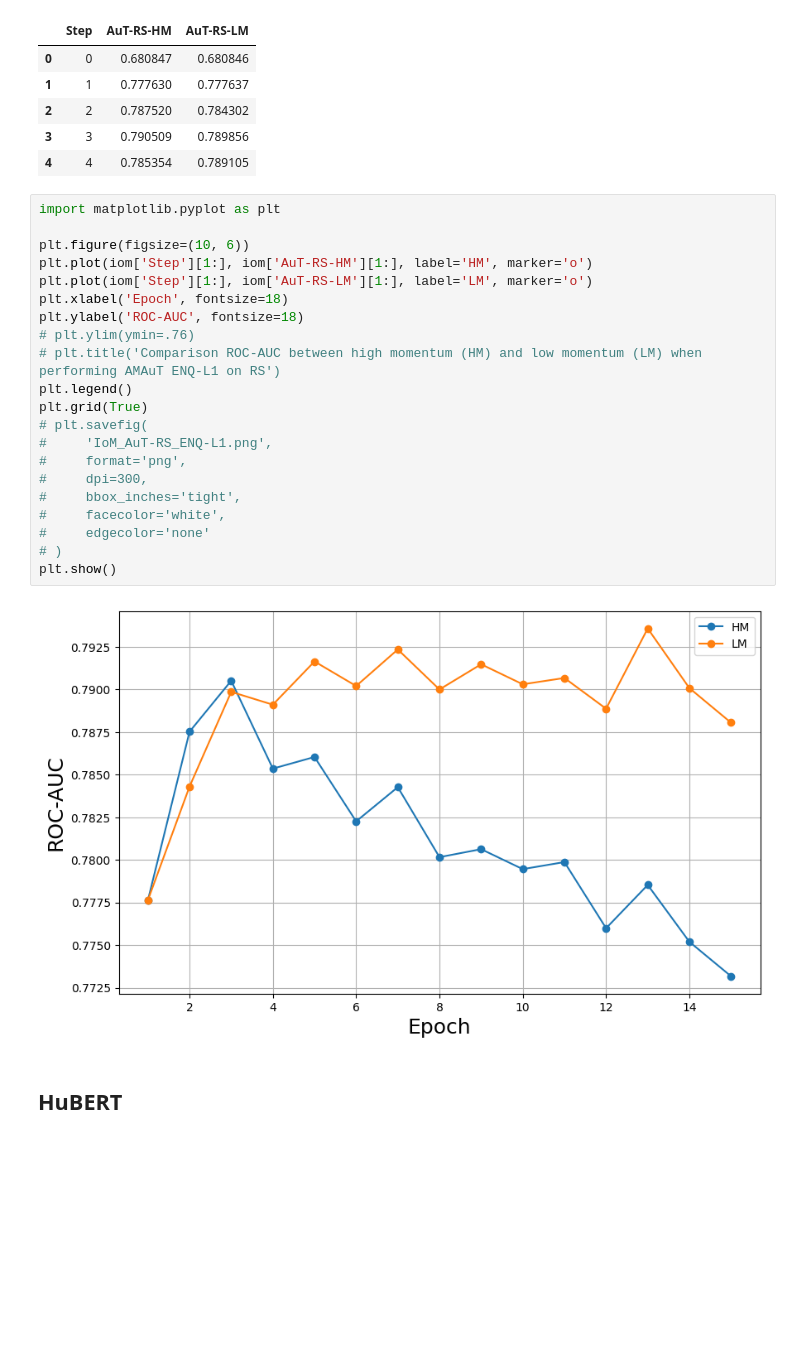
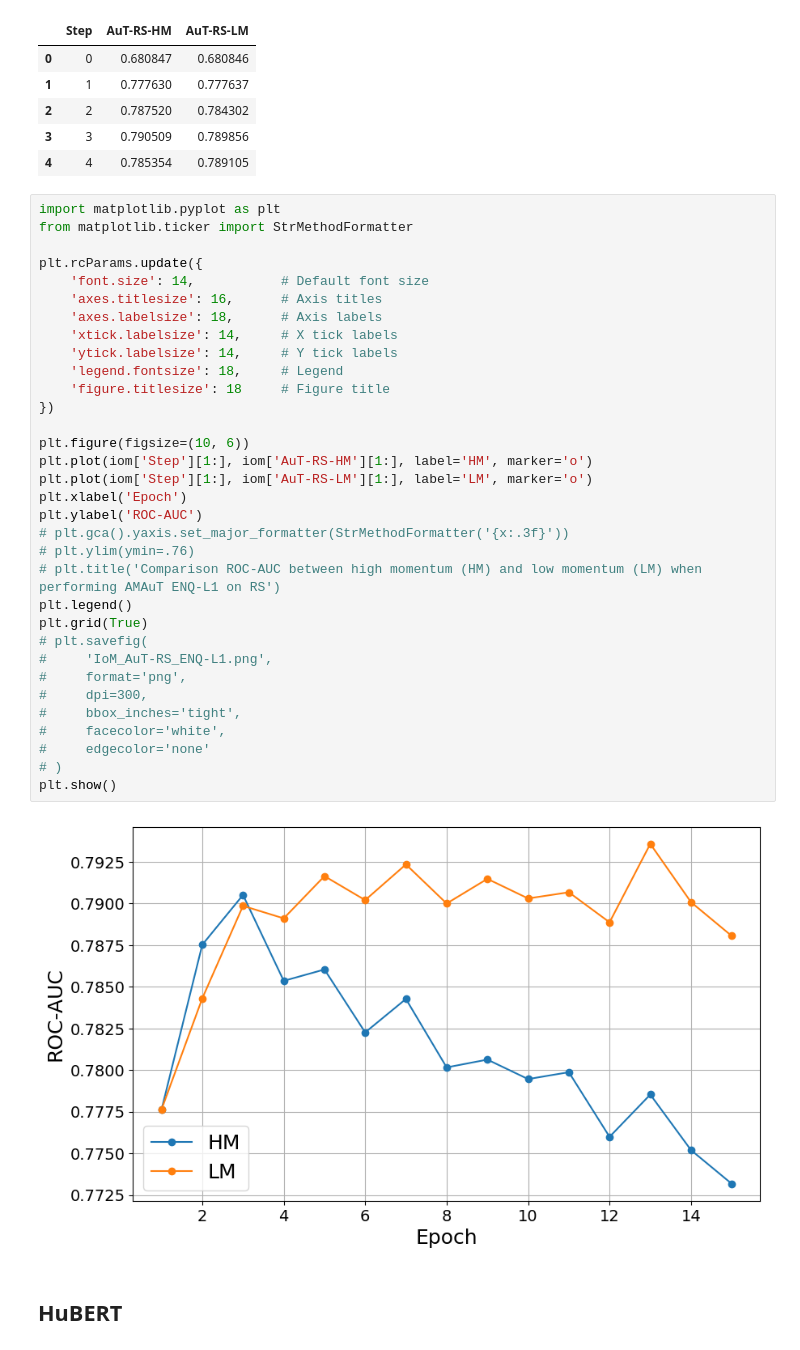
Before and after one commit to Andy-Shao/DHAuDS, a Jupyter notebook: Result_analysis.ipynb, the cells around one changed output. Drawn from its saved outputs; the diff is of its cells as text; blank space fills up the shorter version.

```diff
--- a/Result_analysis.ipynb
+++ b/Result_analysis.ipynb
@@ -16,27 +16,39 @@ iom.head()
 | 4 | 4 | 0.785354 | 0.789105 |
 # %%
 import matplotlib.pyplot as plt
+from matplotlib.ticker import StrMethodFormatter
+
+plt.rcParams.update({
+    'font.size': 14,           # Default font size
+    'axes.titlesize': 16,      # Axis titles
+    'axes.labelsize': 18,      # Axis labels
+    'xtick.labelsize': 14,     # X tick labels
+    'ytick.labelsize': 14,     # Y tick labels
+    'legend.fontsize': 18,     # Legend
+    'figure.titlesize': 18     # Figure title
+})
 
 plt.figure(figsize=(10, 6))
 plt.plot(iom['Step'][1:], iom['AuT-RS-HM'][1:], label='HM', marker='o')
 plt.plot(iom['Step'][1:], iom['AuT-RS-LM'][1:], label='LM', marker='o')
-plt.xlabel('Epoch', fontsize=18)
-plt.ylabel('ROC-AUC', fontsize=18)
+plt.xlabel('Epoch')
+plt.ylabel('ROC-AUC')
+# plt.gca().yaxis.set_major_formatter(StrMethodFormatter('{x:.3f}'))
 # plt.ylim(ymin=.76)
 # plt.title('Comparison ROC-AUC between high momentum (HM) and low momentum (LM) when performing AMAuT ENQ-L1 on RS')
 plt.legend()
 plt.grid(True)
 # plt.savefig(
 #     'IoM_AuT-RS_ENQ-L1.png',
 #     format='png',
 #     dpi=300,
 #     bbox_inches='tight',
 #     facecolor='white',
 #     edgecolor='none'
 # )
 plt.show()
 # %% [output]
-[figure, old version]
+[figure, new version]
 # %% [markdown]
 ## HuBERT
 # %%
```
Also changed, not shown: parts of 6 cells of this notebook.
